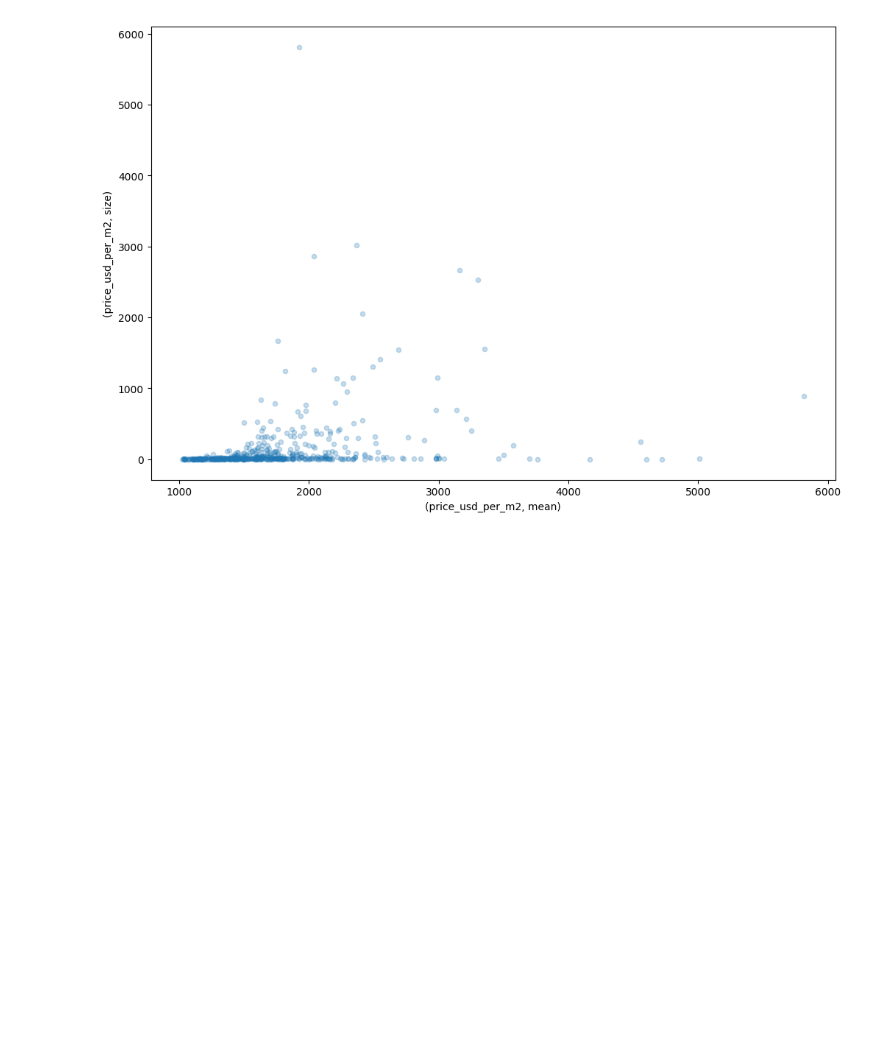
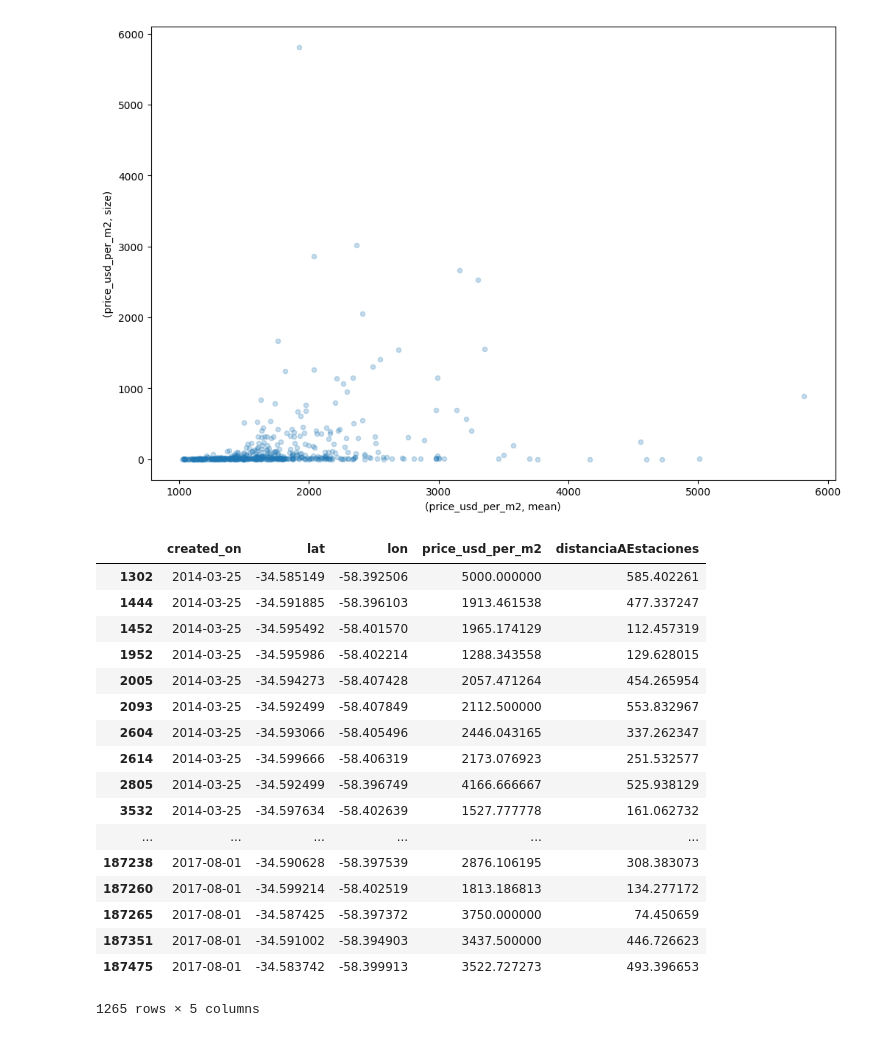
Before and after one commit to Belovic94/TP1-Analisis-Exploratorio, a Jupyter notebook: Analisis Exploratorio.ipynb, the cells around one changed output. Cells and saved outputs as stored; diff of their text form; code cells hidden in the pictures; blank space fills up the shorter version.

Commit message:
-Eliminadas las propiedades de Buenos Aires (solo quedan las de GBA) -Se implementa la funcion distancia entre dos puntos geograficos (lat, lon) con el ejemplo "casas cercanas a nuevas estaciones del subte H"

```diff
--- a/Analisis Exploratorio.ipynb
+++ b/Analisis Exploratorio.ipynb
@@ -42,7 +42,7 @@ image_thumbnail               182814 non-null object
 dtypes: float64(13), object(14)
 memory usage: 38.6+ MB
 # %%
-dataCapGba = data.loc[(data.state_name.str.contains('Buenos Aires') | data.state_name.str.contains('Capital Federal') | data.state_name.str.contains('G.B.A') ) & data.operation.str.contains('sell') , ['created_on','operation', 'property_type', 'state_name', 'place_name', 'lat', 'lon', 'price', 'surface_total_in_m2', 'surface_covered_in_m2', 'price_usd_per_m2', 'price_per_m2', 'floor', 'rooms', 'expenses', 'description']]
+dataCapGba = data.loc[(data.state_name.str.contains('Capital Federal') | data.state_name.str.contains('G.B.A') ) & data.operation.str.contains('sell') , ['created_on','operation', 'property_type', 'state_name', 'place_name', 'lat', 'lon', 'price', 'surface_total_in_m2', 'surface_covered_in_m2', 'price_usd_per_m2', 'price_per_m2', 'floor', 'rooms', 'expenses', 'description']]
 dataCapGba.sort_values('price_usd_per_m2', ascending = False)
 # %% [output]
 |  | created_on | operation | property_type | state_name | place_name | lat | lon | price | ... |
@@ -218,10 +218,45 @@ from math import sin,cos,sqrt,asin,pi
 def distancia(coord1, coord2):
     rTierra = 6374000 #metros
     c = pi/180 #para pasar a raddianes
-    d = 2*rTierra*asin(sqrt(sin(c*(coord2['lat']-coord1['lat'])/2)**2 + cos(c*coord1['lat'])*cos(c*coord2['lat'])*sin(c*(coord2['lon']-coord1['lon'])/2)**2))
+    d = 2*rTierra*asin(sqrt(sin(c*(coord2[0]-coord1[0])/2)**2 + cos(c*coord1[0])*cos(c*coord2[0])*sin(c*(coord2[1]-coord1[1])/2)**2))
     return d
 
-Cordoba = (-34.598691, -58.403841)
-SantaFe = (-34.594848, -58.402517)
-LasHeras = (-34.587879, -58.397970)
-EstacionesNuevasSubteH = (Cordoba, SantaFe, LasHeras)
+#reg = created_on, lat, lon, price_usd_per_m2
+def distanciaANuevasEstaciones(reg):
+    created_on, lat, lon, price_usd_per_m2 = reg
+    geoPos = lat, lon
+    #Ubicacion de las estaciones
+    Cordoba = (-34.598691, -58.403841)
+    SantaFe = (-34.594848, -58.402517)
+    LasHeras = (-34.587879, -58.397970)
+
+    distACordoba = distancia(geoPos, Cordoba)
+    distASantaFe = distancia(geoPos, SantaFe)
+    distALasHeras = distancia(geoPos, LasHeras)
+
+    return min(distACordoba, distASantaFe, distALasHeras)
+# %%
+cercanasANuevasEstaciones = dataCapGbamayoresA1000.loc[dataCapGbamayoresA1000.lat.notnull() & dataCapGbamayoresA1000.lon.notnull(), ['created_on', 'lat', 'lon', 'price_usd_per_m2']]
+cercanasANuevasEstaciones.loc[:, 'distanciaAEstaciones'] = cercanasANuevasEstaciones.apply(distanciaANuevasEstaciones, axis = 1)
+#Solo dejo las propiedades que estan a menos de 600mts
+cercanasANuevasEstaciones = cercanasANuevasEstaciones.loc[cercanasANuevasEstaciones["distanciaAEstaciones"] < 600, :]
+cercanasANuevasEstaciones
+# %% [output]
+|  | created_on | lat | lon | price_usd_per_m2 | distanciaAEstaciones |
+| 1302 | 2014-03-25 | -34.585149 | -58.392506 | 5000.000000 | 585.402261 |
+| 1444 | 2014-03-25 | -34.591885 | -58.396103 | 1913.461538 | 477.337247 |
+| 1452 | 2014-03-25 | -34.595492 | -58.401570 | 1965.174129 | 112.457319 |
+| 1952 | 2014-03-25 | -34.595986 | -58.402214 | 1288.343558 | 129.628015 |
+| 2005 | 2014-03-25 | -34.594273 | -58.407428 | 2057.471264 | 454.265954 |
+| 2093 | 2014-03-25 | -34.592499 | -58.407849 | 2112.500000 | 553.832967 |
+| 2604 | 2014-03-25 | -34.593066 | -58.405496 | 2446.043165 | 337.262347 |
+| 2614 | 2014-03-25 | -34.599666 | -58.406319 | 2173.076923 | 251.532577 |
+| 2805 | 2014-03-25 | -34.592499 | -58.396749 | 4166.666667 | 525.938129 |
+| 3532 | 2014-03-25 | -34.597634 | -58.402639 | 1527.777778 | 161.062732 |
+| ... | ... | ... | ... | ... | ... |
+| 187238 | 2017-08-01 | -34.590628 | -58.397539 | 2876.106195 | 308.383073 |
+| 187260 | 2017-08-01 | -34.599214 | -58.402519 | 1813.186813 | 134.277172 |
+| 187265 | 2017-08-01 | -34.587425 | -58.397372 | 3750.000000 | 74.450659 |
+| 187351 | 2017-08-01 | -34.591002 | -58.394903 | 3437.500000 | 446.726623 |
+| 187475 | 2017-08-01 | -34.583742 | -58.399913 | 3522.727273 | 493.396653 |
+1265 rows × 5 columns
```
